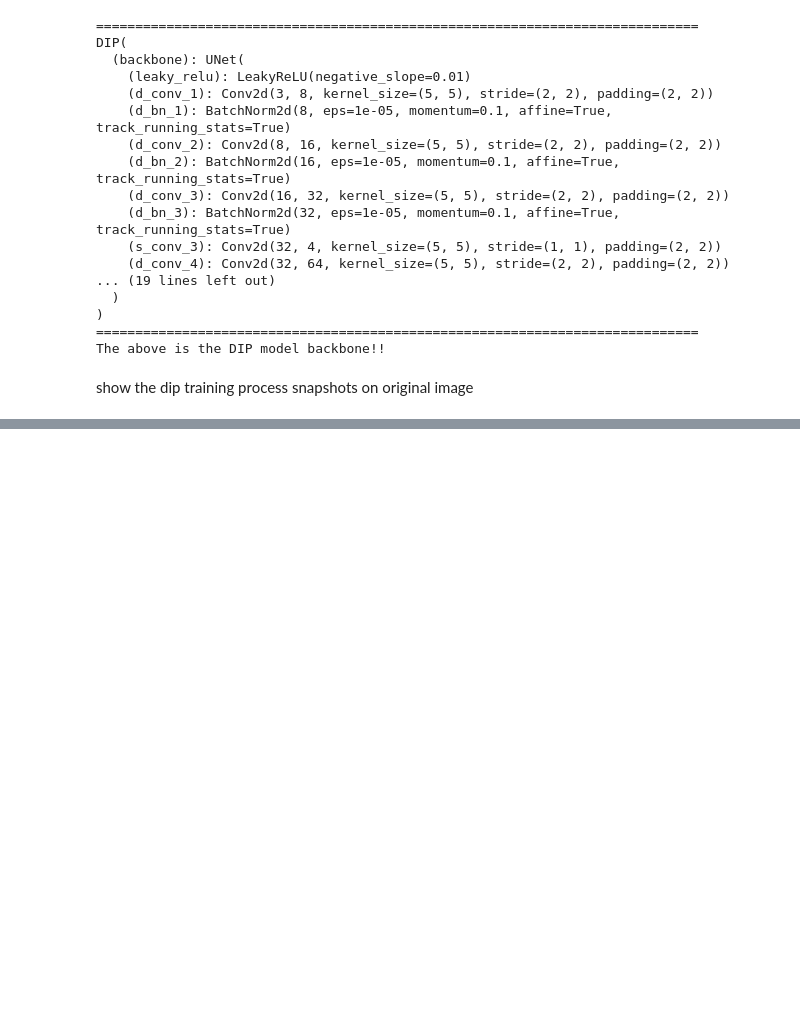
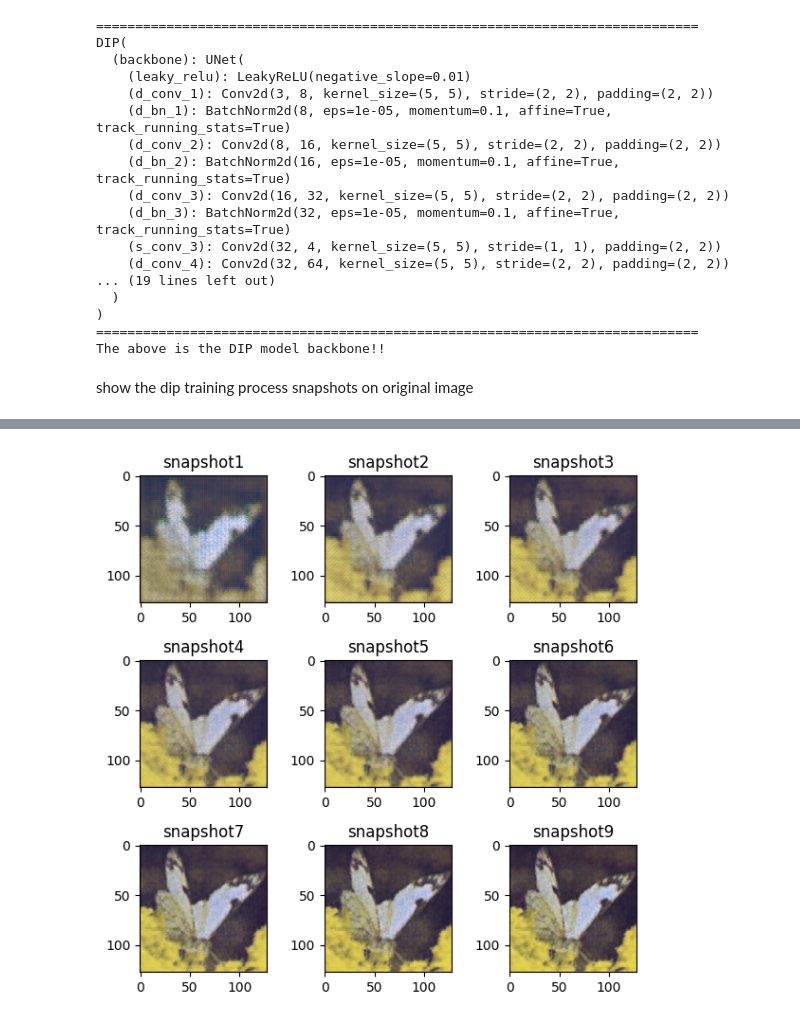
Before and after one commit to larrychen20011120/Guided-DIP, a Jupyter notebook: test.ipynb, the cells around one changed output, grey strips where cells are left out. Saved outputs shown, nothing was run; the diff lists cells and outputs as text; code cells hidden in the pictures; blank space fills up the shorter version.

```diff
--- a/test.ipynb
+++ b/test.ipynb
@@ -94,0 +96,4 @@ plot_sequence(snapshots, plot_method="plot")
+# %%
+plot_snapshots([ snapshots[i] for i in indices ])
+# %% [output]
+[figure, added]
```
Also changed, not shown: parts of 2 cells of this notebook, 7 other files.
